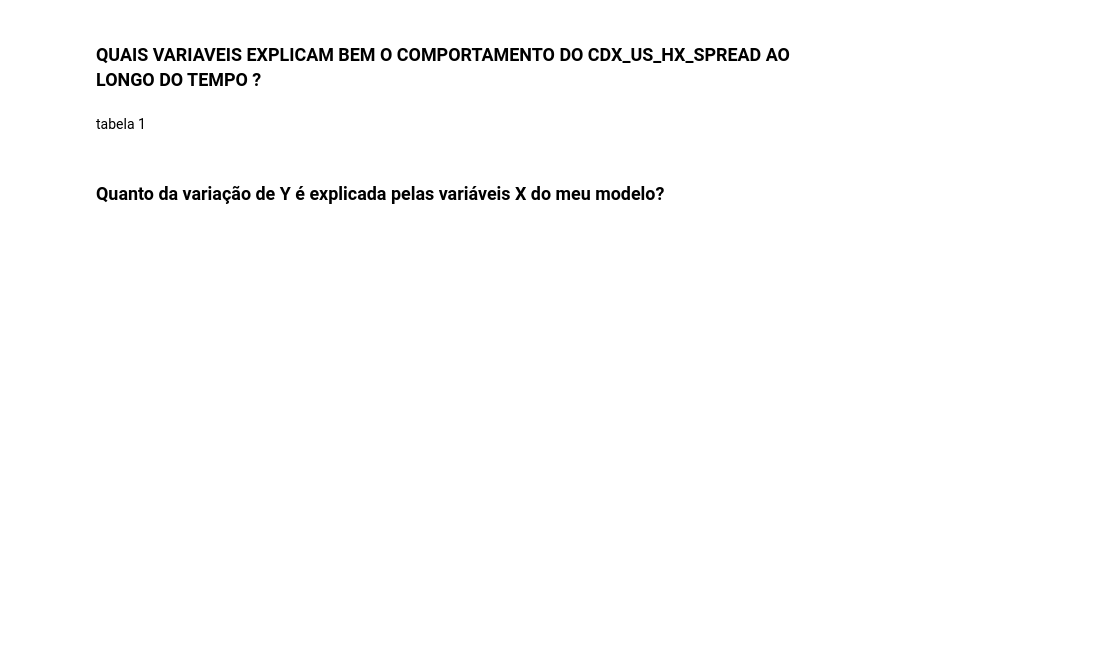
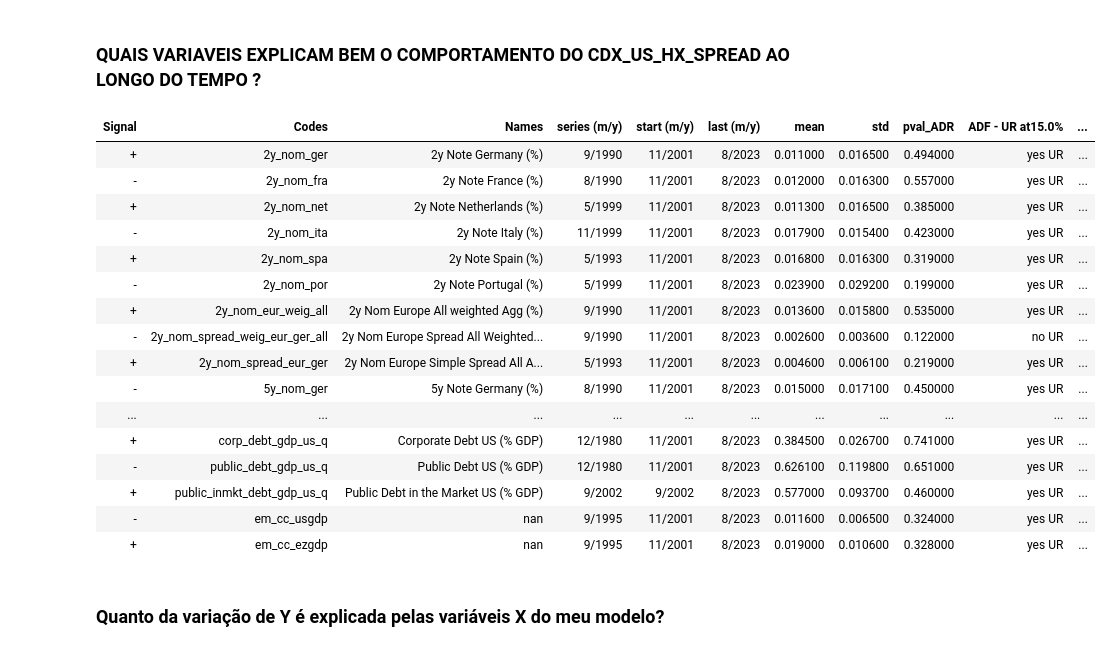
Before and after one commit to pietcon/pietcon.github.io, a Jupyter notebook: regressoes/cdx_us_hy/scripts/regression_cdx_us_hy.ipynb, the cells around one changed output. Drawn from its saved outputs; the diff is of its cells as text; code cells hidden in the pictures; blank space fills up the shorter version.

Commit message:
regression

```diff
--- a/regressoes/cdx_us_hy/scripts/regression_cdx_us_hy.ipynb
+++ b/regressoes/cdx_us_hy/scripts/regression_cdx_us_hy.ipynb
@@ -71,8 +74,7 @@ regression.to_excel(output_path, index=False)
 
 logging.info(f"Exportando DataFrame 'regression' com a coluna 'Signal' para o caminho: {output_path}")
 # %%
-file_path = '../excel/out/regression_with_signal.xlsx'
-# Ler o arquivo Excel
+file_path = '../excel/out/regression_with_signal_2025-08-04_11-51-24.xlsx'
 regression = pd.read_excel(file_path)
 
 #display(regression)
@@ -112,14 +114,33 @@ regression_styled = (
           highlight_pval,
           subset=["pval_ADR", "pval_Coint", "pval"]
       )
+      .hide(axis="index")
+      .hide(axis="columns", subset=["Codes"])
       #.set_caption("Regression")
 )
 # %% [markdown]
 ### QUAIS VARIAVEIS EXPLICAM BEM O COMPORTAMENTO DO CDX_US_HX_SPREAD AO LONGO DO TEMPO ?
-# %% [markdown]
-tabela 1
 # %%
-#regression_styled
+#tabela 1
+regression_styled
+# %% [output]
+| Signal | Codes | Names | series (m/y) | start (m/y) | last (m/y) | mean | std | pval_ADR | ADF - UR at15.0% | ... |
+| + | 2y_nom_ger | 2y Note Germany (%) | 9/1990 | 11/2001 | 8/2023 | 0.011000 | 0.016500 | 0.494000 | yes UR | ... |
+| - | 2y_nom_fra | 2y Note France (%) | 8/1990 | 11/2001 | 8/2023 | 0.012000 | 0.016300 | 0.557000 | yes UR | ... |
+| + | 2y_nom_net | 2y Note Netherlands (%) | 5/1999 | 11/2001 | 8/2023 | 0.011300 | 0.016500 | 0.385000 | yes UR | ... |
+| - | 2y_nom_ita | 2y Note Italy (%) | 11/1999 | 11/2001 | 8/2023 | 0.017900 | 0.015400 | 0.423000 | yes UR | ... |
+| + | 2y_nom_spa | 2y Note Spain (%) | 5/1993 | 11/2001 | 8/2023 | 0.016800 | 0.016300 | 0.319000 | yes UR | ... |
+| - | 2y_nom_por | 2y Note Portugal (%) | 5/1999 | 11/2001 | 8/2023 | 0.023900 | 0.029200 | 0.199000 | yes UR | ... |
+| + | 2y_nom_eur_weig_all | 2y Nom Europe All weighted Agg (%) | 9/1990 | 11/2001 | 8/2023 | 0.013600 | 0.015800 | 0.535000 | yes UR | ... |
+| - | 2y_nom_spread_weig_eur_ger_all | 2y Nom Europe Spread All Weighted... | 9/1990 | 11/2001 | 8/2023 | 0.002600 | 0.003600 | 0.122000 | no UR | ... |
+| + | 2y_nom_spread_eur_ger | 2y Nom Europe Simple Spread All A... | 5/1993 | 11/2001 | 8/2023 | 0.004600 | 0.006100 | 0.219000 | yes UR | ... |
+| - | 5y_nom_ger | 5y Note Germany (%) | 8/1990 | 11/2001 | 8/2023 | 0.015000 | 0.017100 | 0.450000 | yes UR | ... |
+| ... | ... | ... | ... | ... | ... | ... | ... | ... | ... | ... |
+| + | corp_debt_gdp_us_q | Corporate Debt US (% GDP) | 12/1980 | 11/2001 | 8/2023 | 0.384500 | 0.026700 | 0.741000 | yes UR | ... |
+| - | public_debt_gdp_us_q | Public Debt US (% GDP) | 12/1980 | 11/2001 | 8/2023 | 0.626100 | 0.119800 | 0.651000 | yes UR | ... |
+| + | public_inmkt_debt_gdp_us_q | Public Debt in the Market US (% GDP) | 9/2002 | 9/2002 | 8/2023 | 0.577000 | 0.093700 | 0.460000 | yes UR | ... |
+| - | em_cc_usgdp | nan | 9/1995 | 11/2001 | 8/2023 | 0.011600 | 0.006500 | 0.324000 | yes UR | ... |
+| + | em_cc_ezgdp | nan | 9/1995 | 11/2001 | 8/2023 | 0.019000 | 0.010600 | 0.328000 | yes UR | ... |
 # %% [markdown]
 ### Quanto da variação de Y é explicada pelas variáveis X do meu modelo?
 # %%
```
Also changed, not shown: parts of 17 cells of this notebook, 5 other files.
